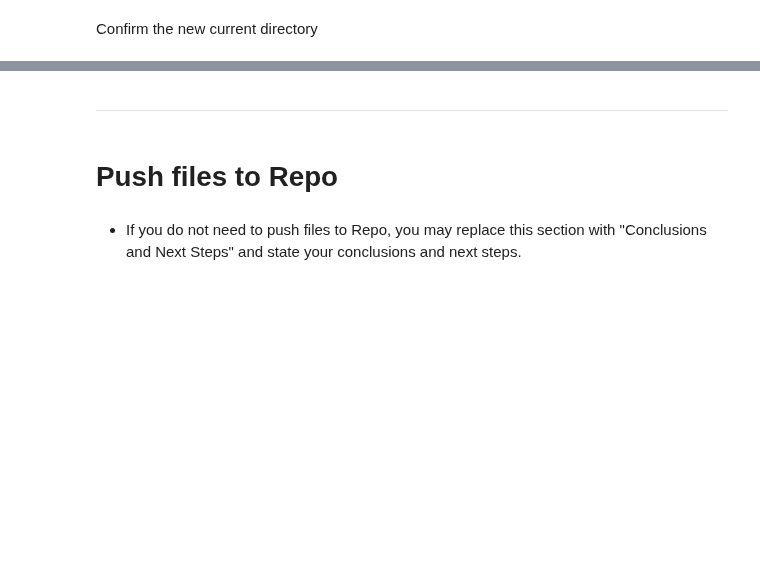
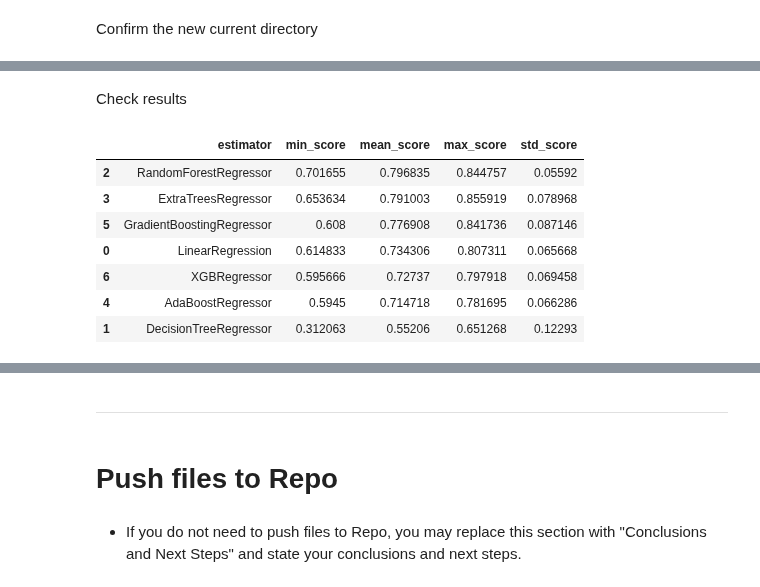
Before and after one commit to helenmurugan/heritage-housing-issues, a Jupyter notebook: jupyter_notebooks/05_Modelling_and_Evaluation.ipynb, the cells around one changed output, grey strips where cells are left out. Drawn from its saved outputs; the diff is of its cells as text; code cells hidden in the pictures; blank space fills up the shorter version.

Commit message:
perform grid search to identify best model

```diff
--- a/jupyter_notebooks/05_Modelling_and_Evaluation.ipynb
+++ b/jupyter_notebooks/05_Modelling_and_Evaluation.ipynb
@@ -60,0 +194,11 @@ NOTE
+# %%
+from sklearn.model_selection import train_test_split
+X_train, X_test, y_train, y_test = train_test_split(
+    df.drop(['SalePrice'], axis=1),
+    df['SalePrice'],
+    test_size=0.2,
+    random_state=0
+)
+
+print("* Train set:", X_train.shape, y_train.shape,
+      "\n* Test set:",  X_test.shape, y_test.shape)
@@ -60,0 +212,20 @@ NOTE
+# %%
+models_quick_search = {
+    'LinearRegression': LinearRegression(),
+    "DecisionTreeRegressor": DecisionTreeRegressor(random_state=0),
+    "RandomForestRegressor": RandomForestRegressor(random_state=0),
+    "ExtraTreesRegressor": ExtraTreesRegressor(random_state=0),
+    "AdaBoostRegressor": AdaBoostRegressor(random_state=0),
+    "GradientBoostingRegressor": GradientBoostingRegressor(random_state=0),
+    "XGBRegressor": XGBRegressor(random_state=0),
+}
+
+params_quick_search = {
+    'LinearRegression': {},
+    "DecisionTreeRegressor": {},
+    "RandomForestRegressor": {},
+    "ExtraTreesRegressor": {},
+    "AdaBoostRegressor": {},
+    "GradientBoostingRegressor": {},
+    "XGBRegressor": {},
+}
@@ -60,0 +234,3 @@ NOTE
+# %%
+search = HyperparameterOptimizationSearch(models=models_quick_search, params=params_quick_search)
+search.fit(X_train, y_train, scoring='r2', n_jobs=-1, cv=5)
@@ -60,0 +259,14 @@ NOTE
+# %% [markdown]
+Check results
+# %%
+grid_search_summary, grid_search_pipelines = search.score_summary(sort_by='mean_score')
+grid_search_summary
+# %% [output]
+|  | estimator | min_score | mean_score | max_score | std_score |
+| 2 | RandomForestRegressor | 0.701655 | 0.796835 | 0.844757 | 0.05592 |
+| 3 | ExtraTreesRegressor | 0.653634 | 0.791003 | 0.855919 | 0.078968 |
+| 5 | GradientBoostingRegressor | 0.608 | 0.776908 | 0.841736 | 0.087146 |
+| 0 | LinearRegression | 0.614833 | 0.734306 | 0.807311 | 0.065668 |
+| 6 | XGBRegressor | 0.595666 | 0.72737 | 0.797918 | 0.069458 |
+| 4 | AdaBoostRegressor | 0.5945 | 0.714718 | 0.781695 | 0.066286 |
+| 1 | DecisionTreeRegressor | 0.312063 | 0.55206 | 0.651268 | 0.12293 |
```
Also changed, not shown: parts of 31 cells of this notebook, 3 other files.
